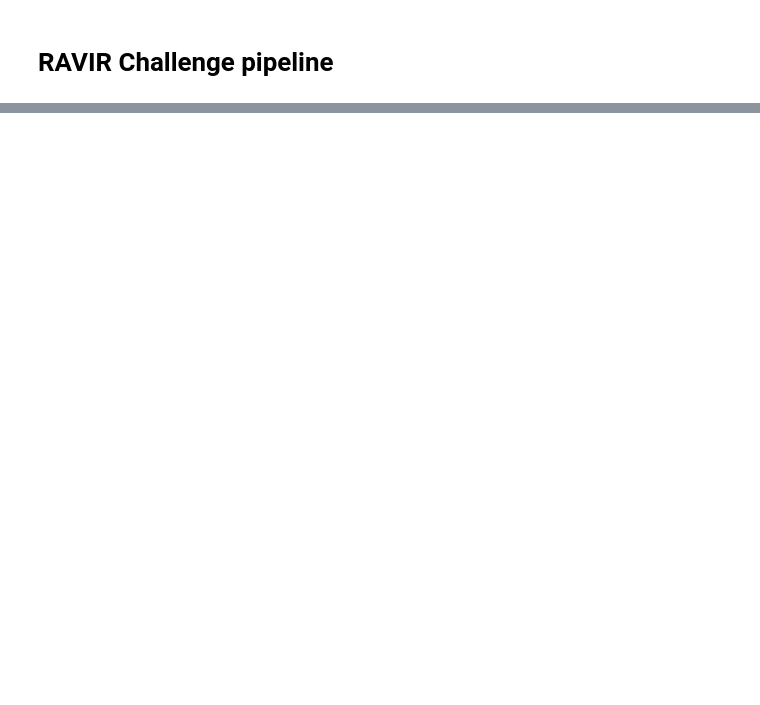
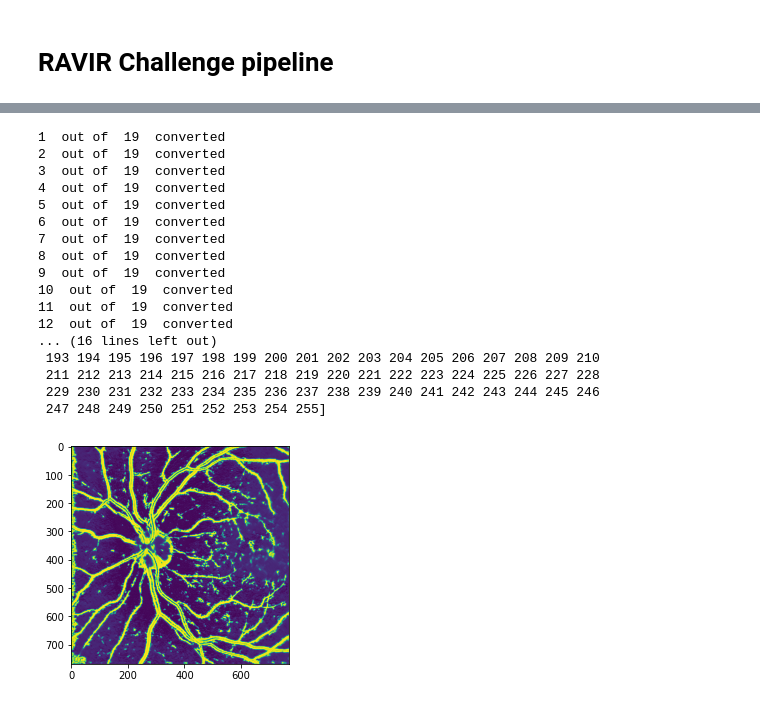
Before and after one commit to Stylback/ravir-challenge, a Jupyter notebook: code/pipeline.ipynb, the cells around one changed output, grey strips where cells are left out. Drawn from its saved outputs; the diff is of its cells as text; code cells hidden in the pictures; blank space fills up the shorter version.

```diff
--- a/code/pipeline.ipynb
+++ b/code/pipeline.ipynb
@@ -249,0 +190,26 @@ ValueError: Error when checking model input: the list of Numpy arrays that you a
+# %%
+# Save predicted images to folder
+save_predictions(predicted_mask_list[0:20])
+
+if debugging:
+    prediction_list = get_file_list('/tf/ravir-challenge/predictions', '')
+    get_image_information(prediction_list, img_w, img_h, 'prediction mask', loaded = False)
+# %% [output]
+1  out of  19  converted
+2  out of  19  converted
+3  out of  19  converted
+4  out of  19  converted
+5  out of  19  converted
+6  out of  19  converted
+7  out of  19  converted
+8  out of  19  converted
+9  out of  19  converted
+10  out of  19  converted
+11  out of  19  converted
+12  out of  19  converted
+... (16 lines left out)
+ 193 194 195 196 197 198 199 200 201 202 203 204 205 206 207 208 209 210
+ 211 212 213 214 215 216 217 218 219 220 221 222 223 224 225 226 227 228
+ 229 230 231 232 233 234 235 236 237 238 239 240 241 242 243 244 245 246
+ 247 248 249 250 251 252 253 254 255]
+[figure, added]
```
Also changed, not shown: parts of 14 cells of this notebook, 23 other files.
